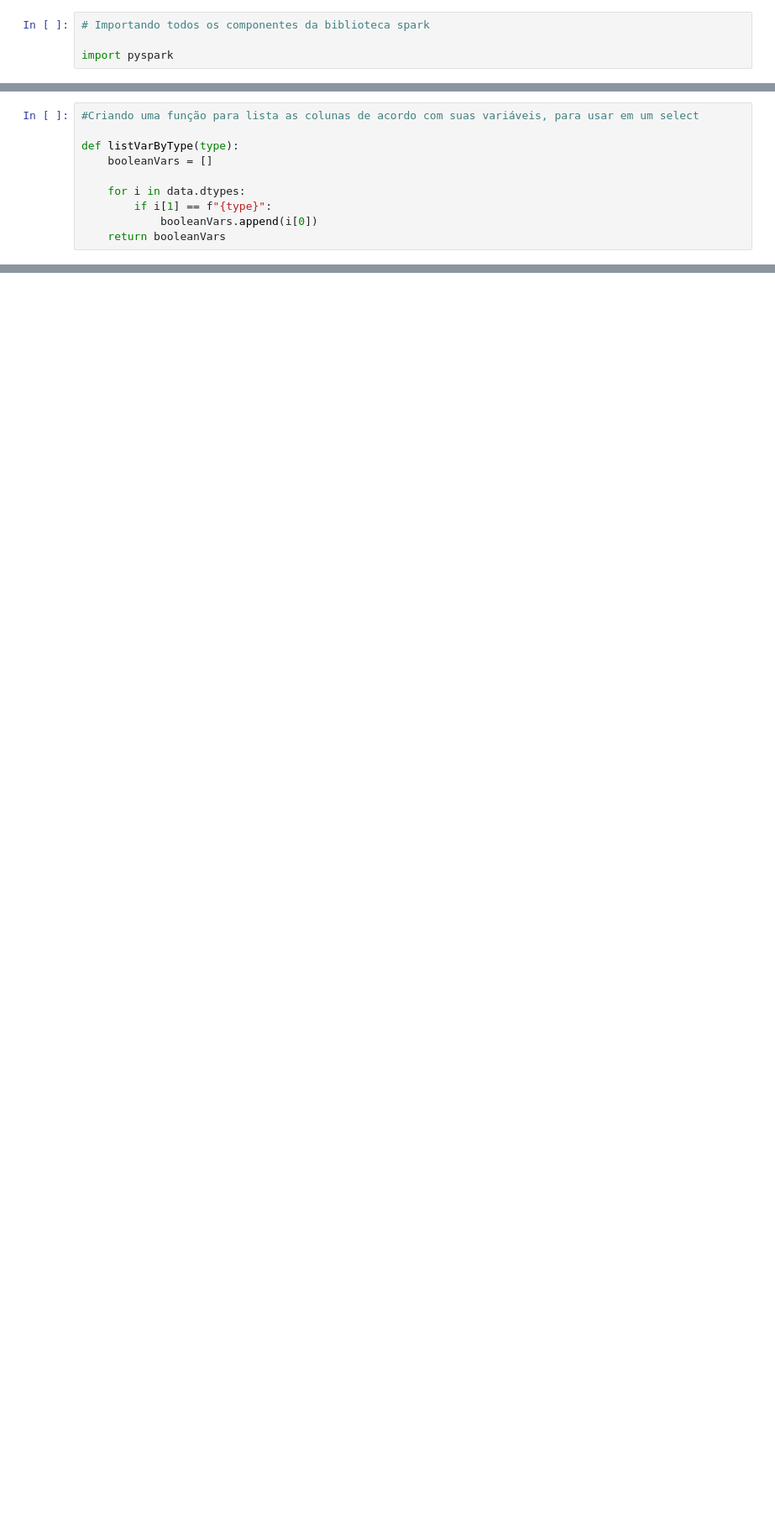
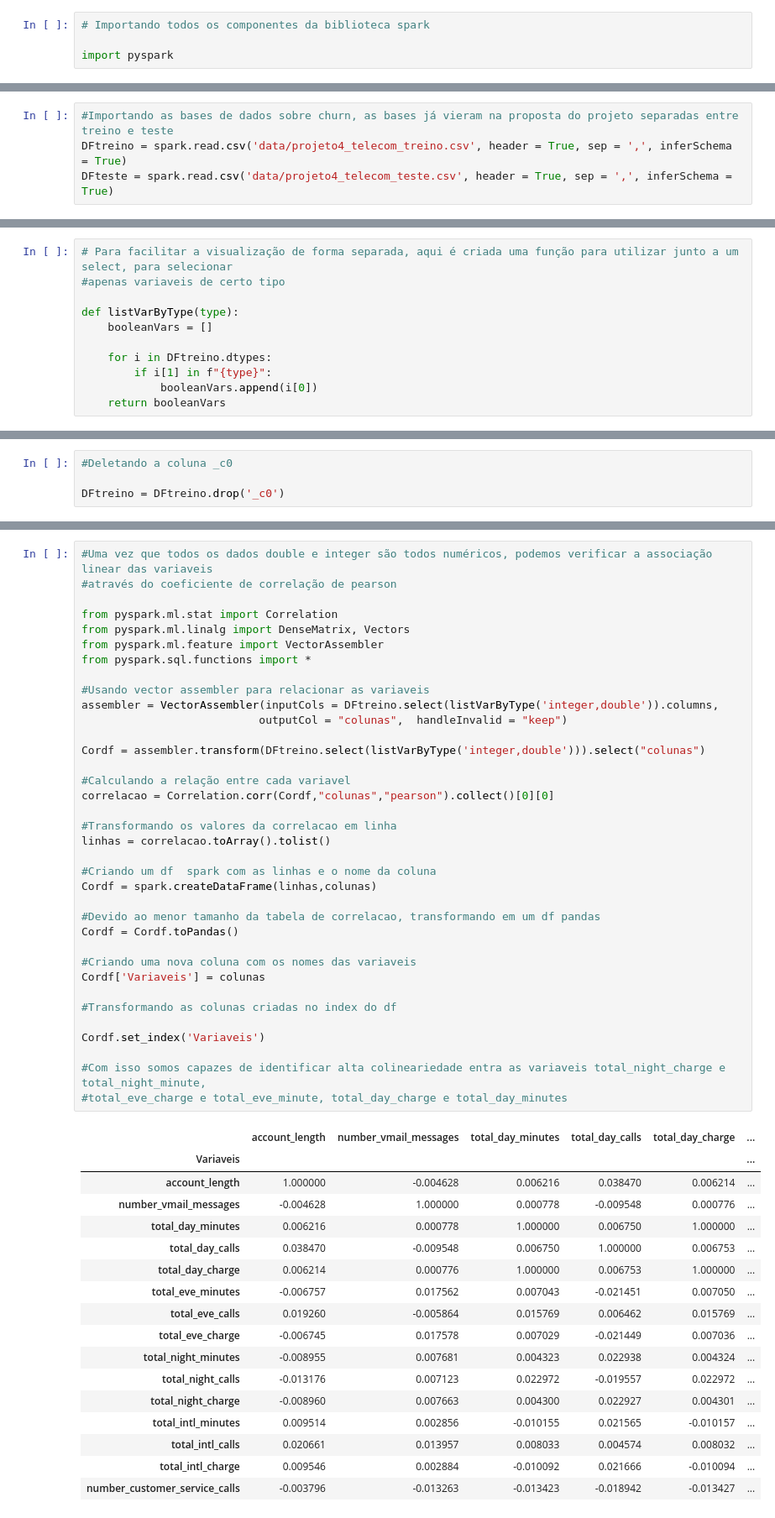
Before and after one commit to FernandoFaillaFoschiani/PySparkChurnAnalytics, a Jupyter notebook: ProjetoChurnAnalytics.ipynb, the cells around one changed output, grey strips where cells are left out. Shown: that part at 84% size. Drawn from its saved outputs; the diff is of its cells as text; blank space fills up the shorter version.

Commit message:
Adicionando as bases de dados, e fazendo grandes alterações nas etapas de pre-processamento de dados

```diff
--- a/ProjetoChurnAnalytics.ipynb
+++ b/ProjetoChurnAnalytics.ipynb
@@ -121,0 +5,4 @@ root
+# %%
+#Importando as bases de dados sobre churn, as bases já vieram na proposta do projeto separadas entre treino e teste
+DFtreino = spark.read.csv('data/projeto4_telecom_treino.csv', header = True, sep = ',', inferSchema = True)
+DFteste = spark.read.csv('data/projeto4_telecom_teste.csv', header = True, sep = ',', inferSchema = True)
@@ -122,10 +60,11 @@ root
 # %%
-#Criando uma função para lista as colunas de acordo com suas variáveis, para usar em um select
+# Para facilitar a visualização de forma separada, aqui é criada uma função para utilizar junto a um select, para selecionar
+#apenas variaveis de certo tipo
 
 def listVarByType(type):
     booleanVars = []
 
-    for i in data.dtypes:
-        if i[1] == f"{type}":
+    for i in DFtreino.dtypes:
+        if i[1] in f"{type}":
             booleanVars.append(i[0])
     return booleanVars
@@ -188,0 +117,4 @@ only showing top 20 rows
+# %%
+#Deletando a coluna _c0
+
+DFtreino = DFtreino.drop('_c0')
@@ -188,0 +143,54 @@ only showing top 20 rows
+# %%
+#Uma vez que todos os dados double e integer são todos numéricos, podemos verificar a associação linear das variaveis
+#através do coeficiente de correlação de pearson
+
+from pyspark.ml.stat import Correlation
+from pyspark.ml.linalg import DenseMatrix, Vectors
+from pyspark.ml.feature import VectorAssembler
+from pyspark.sql.functions import *
+
+#Usando vector assembler para relacionar as variaveis
+assembler = VectorAssembler(inputCols = DFtreino.select(listVarByType('integer,double')).columns,
+                           outputCol = "colunas",  handleInvalid = "keep")
+
+Cordf = assembler.transform(DFtreino.select(listVarByType('integer,double'))).select("colunas")
+
+#Calculando a relação entre cada variavel
+correlacao = Correlation.corr(Cordf,"colunas","pearson").collect()[0][0]
+
+#Transformando os valores da correlacao em linha
+linhas = correlacao.toArray().tolist()
+
+#Criando um df  spark com as linhas e o nome da coluna
+Cordf = spark.createDataFrame(linhas,colunas)
+
+#Devido ao menor tamanho da tabela de correlacao, transformando em um df pandas
+Cordf = Cordf.toPandas()
+
+#Criando uma nova coluna com os nomes das variaveis
+Cordf['Variaveis'] = colunas
+
+#Transformando as colunas criadas no index do df
+
+Cordf.set_index('Variaveis')
+
+#Com isso somos capazes de identificar alta colineariedade entra as variaveis total_night_charge e total_night_minute,
+#total_eve_charge e total_eve_minute, total_day_charge e total_day_minutes
+# %% [output]
+|  | account_length | number_vmail_messages | total_day_minutes | total_day_calls | total_day_charge | ... |
+| Variaveis |  |  |  |  |  | ... |
+| account_length | 1.000000 | -0.004628 | 0.006216 | 0.038470 | 0.006214 | ... |
+| number_vmail_messages | -0.004628 | 1.000000 | 0.000778 | -0.009548 | 0.000776 | ... |
+| total_day_minutes | 0.006216 | 0.000778 | 1.000000 | 0.006750 | 1.000000 | ... |
+| total_day_calls | 0.038470 | -0.009548 | 0.006750 | 1.000000 | 0.006753 | ... |
+| total_day_charge | 0.006214 | 0.000776 | 1.000000 | 0.006753 | 1.000000 | ... |
+| total_eve_minutes | -0.006757 | 0.017562 | 0.007043 | -0.021451 | 0.007050 | ... |
+| total_eve_calls | 0.019260 | -0.005864 | 0.015769 | 0.006462 | 0.015769 | ... |
+| total_eve_charge | -0.006745 | 0.017578 | 0.007029 | -0.021449 | 0.007036 | ... |
+| total_night_minutes | -0.008955 | 0.007681 | 0.004323 | 0.022938 | 0.004324 | ... |
+| total_night_calls | -0.013176 | 0.007123 | 0.022972 | -0.019557 | 0.022972 | ... |
+| total_night_charge | -0.008960 | 0.007663 | 0.004300 | 0.022927 | 0.004301 | ... |
+| total_intl_minutes | 0.009514 | 0.002856 | -0.010155 | 0.021565 | -0.010157 | ... |
+| total_intl_calls | 0.020661 | 0.013957 | 0.008033 | 0.004574 | 0.008032 | ... |
+| total_intl_charge | 0.009546 | 0.002884 | -0.010092 | 0.021666 | -0.010094 | ... |
+| number_customer_service_calls | -0.003796 | -0.013263 | -0.013423 | -0.018942 | -0.013427 | ... |
```
Also changed, not shown: parts of 23 cells of this notebook, 2 other files.
